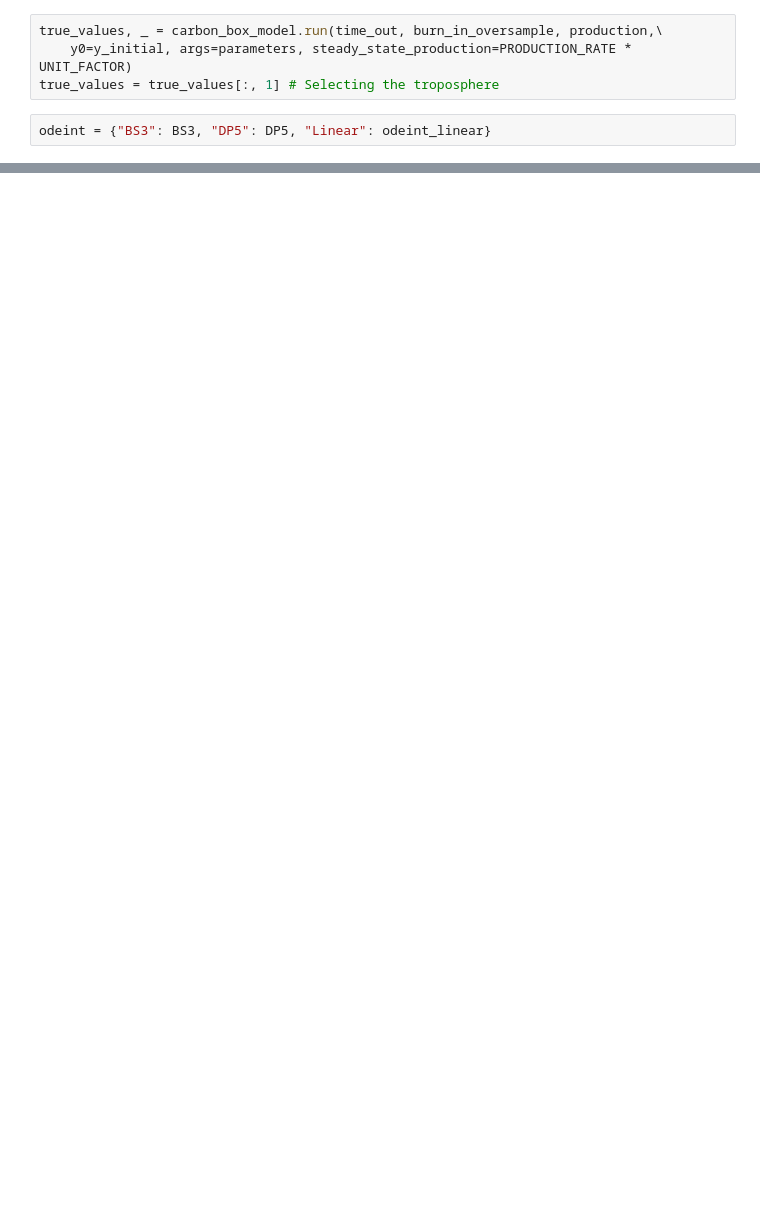
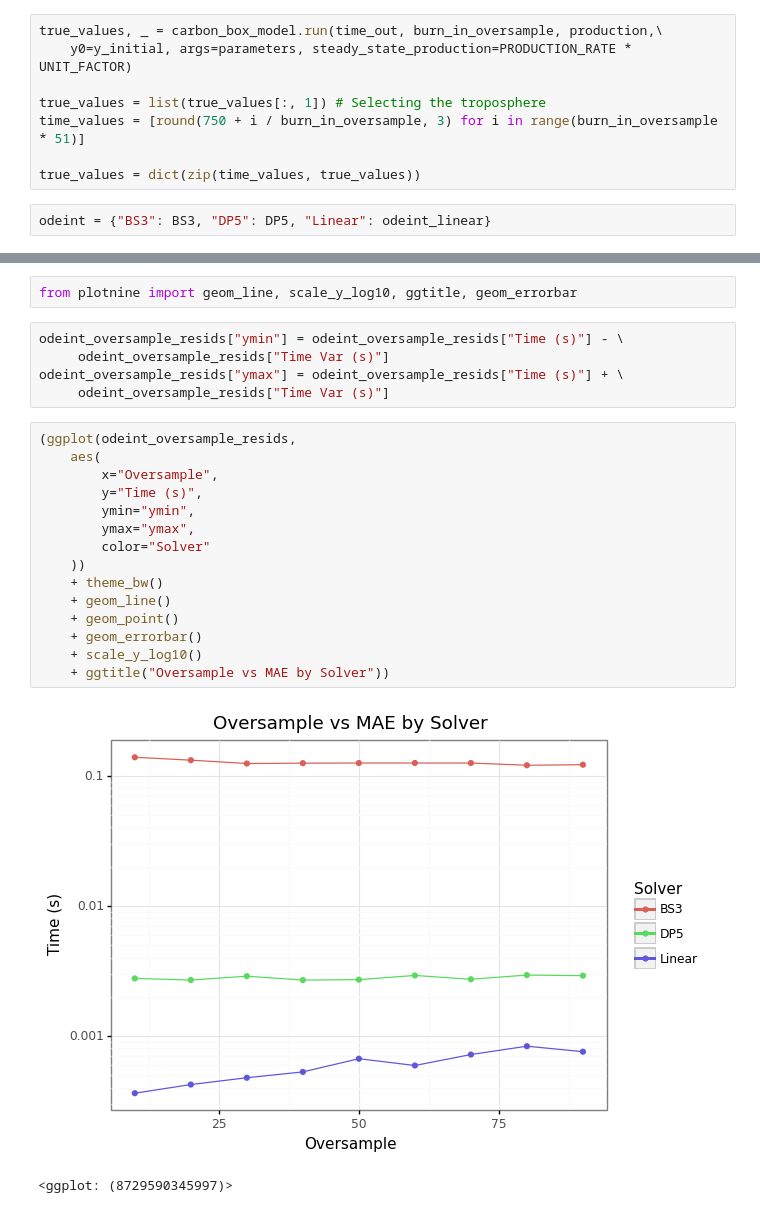
Before and after one commit to Jordan-Dennis/Miyake, a Jupyter notebook: Python ODE/kitkat_linear_solver.ipynb, the cells around one changed output, grey strips where cells are left out. Cells and saved outputs as stored; diff of their text form; blank space fills up the shorter version.

```diff
--- a/Python ODE/kitkat_linear_solver.ipynb
+++ b/Python ODE/kitkat_linear_solver.ipynb
@@ -61,7 +63,11 @@ time_out = arange(750, 800)
 # %%
 true_values, _ = carbon_box_model.run(time_out, burn_in_oversample, production,\
     y0=y_initial, args=parameters, steady_state_production=PRODUCTION_RATE * UNIT_FACTOR)
-true_values = true_values[:, 1] # Selecting the troposphere
+
+true_values = list(true_values[:, 1]) # Selecting the troposphere
+time_values = [round(750 + i / burn_in_oversample, 3) for i in range(burn_in_oversample * 51)]
+
+true_values = dict(zip(time_values, true_values))
 # %%
 odeint = {"BS3": BS3, "DP5": DP5, "Linear": odeint_linear}
 # %%
@@ -111,0 +128,25 @@ odeint_oversample_resids
+# %%
+from plotnine import geom_line, scale_y_log10, ggtitle, geom_errorbar
+# %%
+odeint_oversample_resids["ymin"] = odeint_oversample_resids["Time (s)"] - \
+     odeint_oversample_resids["Time Var (s)"]
+odeint_oversample_resids["ymax"] = odeint_oversample_resids["Time (s)"] + \
+     odeint_oversample_resids["Time Var (s)"]
+# %%
+(ggplot(odeint_oversample_resids,
+    aes(
+        x="Oversample",
+        y="Time (s)",
+        ymin="ymin",
+        ymax="ymax",
+        color="Solver"
+    ))
+    + theme_bw()
+    + geom_line()
+    + geom_point()
+    + geom_errorbar()
+    + scale_y_log10()
+    + ggtitle("Oversample vs MAE by Solver"))
+# %% [output]
+[figure, added]
+<ggplot: (8729590345997)>
```
Also changed, not shown: parts of 7 cells of this notebook.
